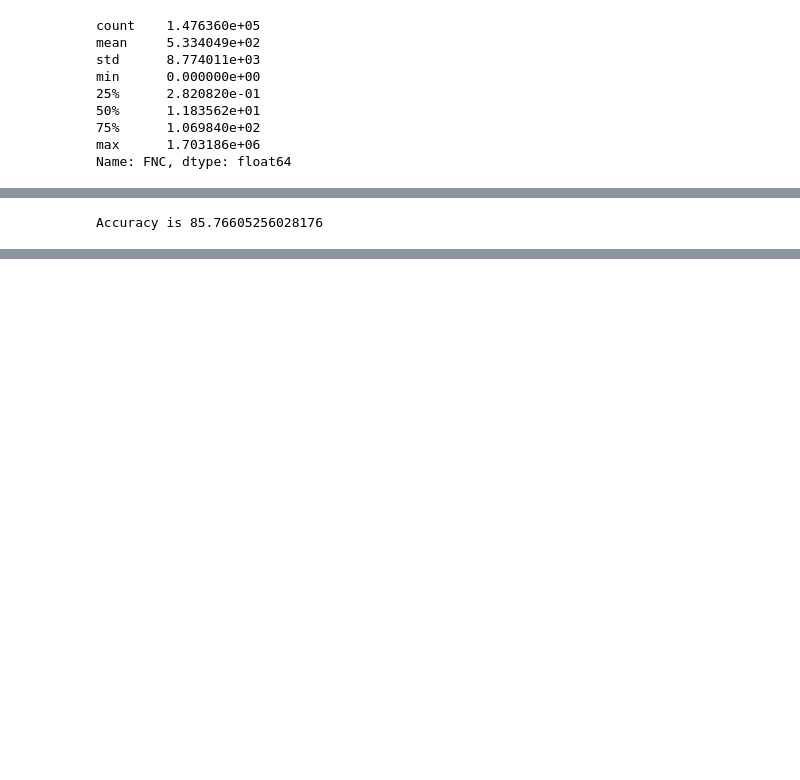
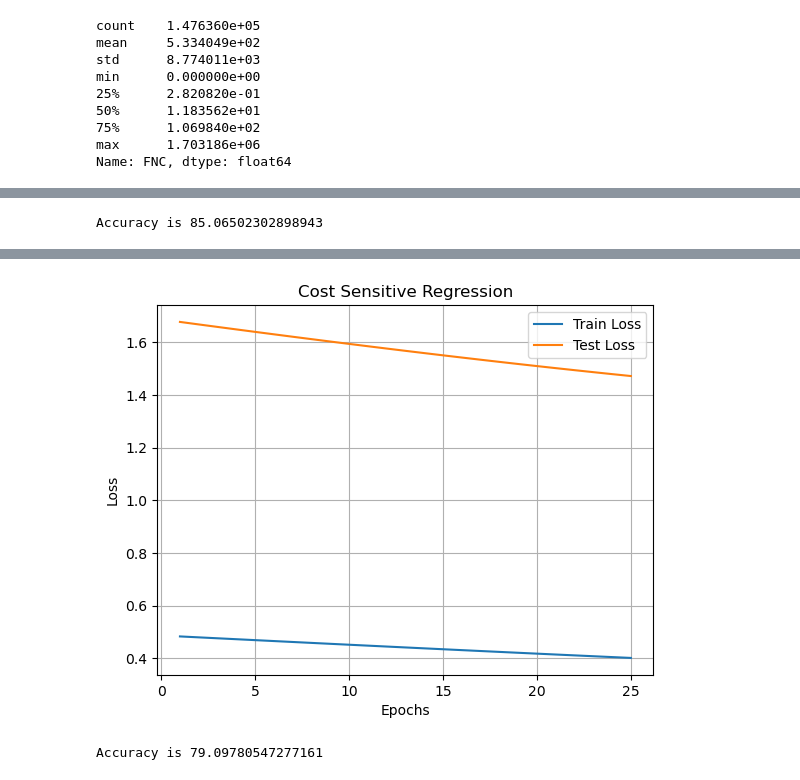
Before and after one commit to tanmaygoyal258/CS6890-Fraud_Analytics, a Jupyter notebook: Assignment4/new_main.ipynb, the cells around one changed output, grey strips where cells are left out. Drawn from its saved outputs; the diff is of its cells as text; code cells hidden in the pictures; blank space fills up the shorter version.

```diff
--- a/Assignment4/new_main.ipynb
+++ b/Assignment4/new_main.ipynb
@@ -145,6 +145,45 @@ Epoch 25/25 : Train Loss = 0.8249 , Test Loss = 0.8103
 # %%
-y_hat = model(X_test)
-Y_hat = torch.tensor([1 if i > 0.5 else 0 for i in y_hat], dtype=torch.float32).reshape(-1,1)
-print("Accuracy is {}".format((Y_hat == Y_test).sum().item()/len(Y_test) * 100))
+y_hat_cost_sensitive = model(X_test)
+Y_hat_cost_sensitive = torch.tensor([1 if i > 0.5 else 0 for i in y_hat_cost_sensitive], dtype=torch.float32).reshape(-1,1)
+print("Accuracy is {}".format((Y_hat_cost_sensitive == Y_test).sum().item()/len(Y_test) * 100))
 # %% [output]
-Accuracy is 85.76605256028176
+Accuracy is 85.06502302898943
+# %%
+def NormalLoss(y, y_hat):
+    loss = torch.mean(y * (1 - y_hat) + (1 - y) * y_hat)
+    loss.requires_grad_()
+    return loss
+# %%
+epochs = 25
+
+train_losses = []
+test_losses = []
+model = LogisticRegression(12 , 1)
+optimizer = torch.optim.Adam(model.parameters(), lr=1e-3)
+
+for epoch in range(epochs):
+    y_hat_probs = model(X_train)
+    loss = NormalLoss(Y_train, y_hat_probs)
+    optimizer.zero_grad()
+    loss.backward()
+    optimizer.step()
+    train_losses.append(loss.item())
+
+    # testing loss
+    y_hat_probs_test = model(X_test)
+    Y_hat_test = torch.tensor([1 if i > 0.5 else 0 for i in y_hat_probs_test], dtype=torch.float32)
+    loss_test = CostSensitiveLoss(Y_test, y_hat_probs_test, TP_test, FP_test, FN_test, TN_test)
+    test_losses.append(loss_test.item())
+
+    print(f'Epoch {epoch+1}/{epochs} : Train Loss = {loss.item():.4f} , Test Loss = {loss_test.item():.4f}')
+
+ticks = [i for i in range(1, epochs+1)]
+plt.title('Cost Sensitive Regression')
+plt.plot(ticks, train_losses, label='Train Loss')
+plt.plot(ticks, test_losses, label='Test Loss')
+plt.xlabel('Epochs')
+plt.ylabel('Loss')
+plt.legend()
+plt.grid()
+plt.show()
+# %% [output]
@@ -150,0 +207,7 @@ Accuracy is 85.76605256028176
+[figure, added]
+# %%
+y_hat_normal = model(X_test)
+Y_hat_normal = torch.tensor([1 if i > 0.5 else 0 for i in y_hat_normal], dtype=torch.float32).reshape(-1,1)
+print("Accuracy is {}".format((Y_hat_normal == Y_test).sum().item()/len(Y_test) * 100))
+# %% [output]
+Accuracy is 79.09780547277161
```
Also changed, not shown: parts of 5 cells of this notebook.
